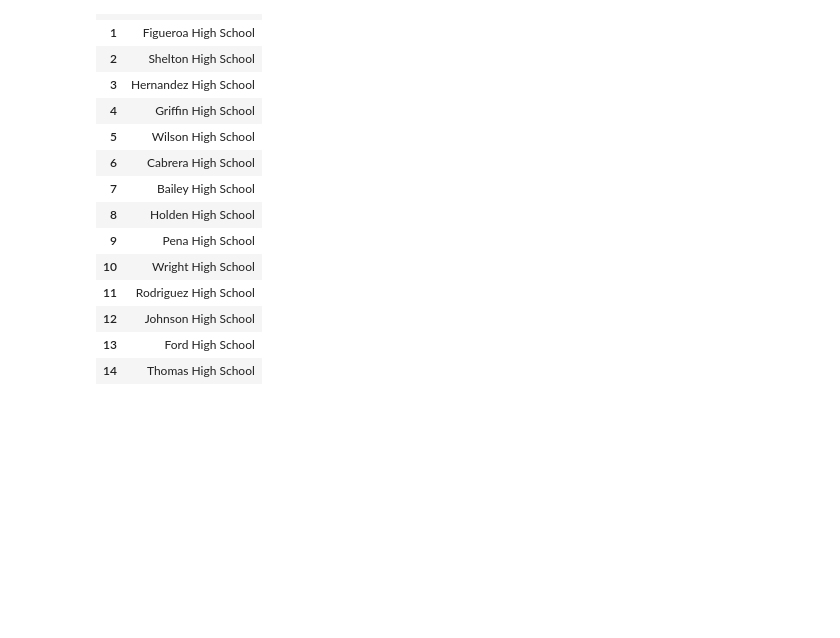
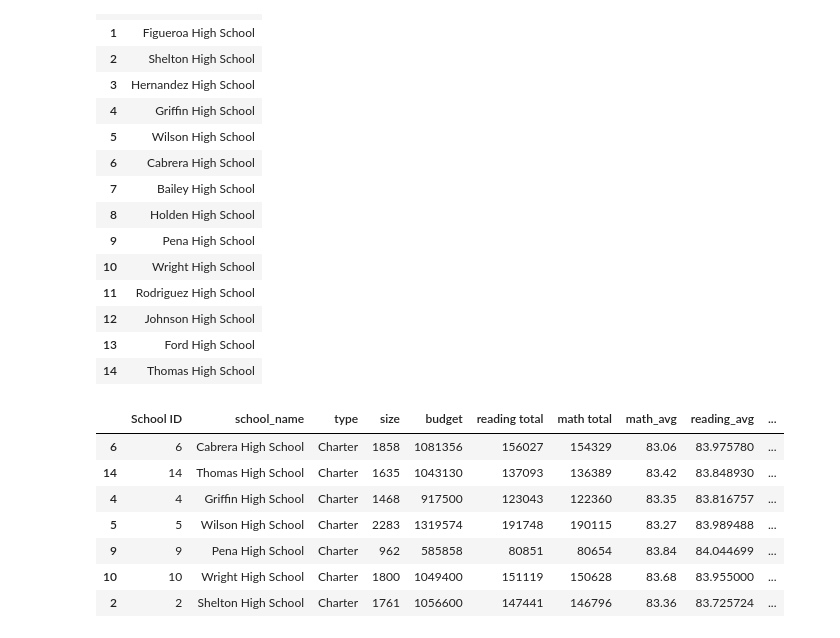
Before and after one commit to Govind-Patwal/My_Testing_Corner_at_GitHub, a Jupyter notebook: UofT_Bootcamp/UofT_Bootcamp_PostGrad/Round1/Module4_Pandas/PyCitySchools_goodLearning.ipynb, the cells around one changed output. Saved outputs shown, nothing was run; the diff lists cells and outputs as text; code cells hidden in the pictures; blank space fills up the shorter version.

```diff
--- a/UofT_Bootcamp/UofT_Bootcamp_PostGrad/Round1/Module4_Pandas/PyCitySchools_goodLearning.ipynb
+++ b/UofT_Bootcamp/UofT_Bootcamp_PostGrad/Round1/Module4_Pandas/PyCitySchools_goodLearning.ipynb
@@ -620,3 +620,15 @@ df
 | 12 | Johnson High School |
 | 13 | Ford High School |
 | 14 | Thomas High School |
+# %%
+top_schools = school_df1.sort_values(by=['math_and reading passing $%'], ascending=False)
+top_schools.head(7)
+# %% [output]
+|  | School ID | school_name | type | size | budget | reading total | math total | math_avg | reading_avg | ... |
+| 6 | 6 | Cabrera High School | Charter | 1858 | 1081356 | 156027 | 154329 | 83.06 | 83.975780 | ... |
+| 14 | 14 | Thomas High School | Charter | 1635 | 1043130 | 137093 | 136389 | 83.42 | 83.848930 | ... |
+| 4 | 4 | Griffin High School | Charter | 1468 | 917500 | 123043 | 122360 | 83.35 | 83.816757 | ... |
+| 5 | 5 | Wilson High School | Charter | 2283 | 1319574 | 191748 | 190115 | 83.27 | 83.989488 | ... |
+| 9 | 9 | Pena High School | Charter | 962 | 585858 | 80851 | 80654 | 83.84 | 84.044699 | ... |
+| 10 | 10 | Wright High School | Charter | 1800 | 1049400 | 151119 | 150628 | 83.68 | 83.955000 | ... |
+| 2 | 2 | Shelton High School | Charter | 1761 | 1056600 | 147441 | 146796 | 83.36 | 83.725724 | ... |
```
Also changed, not shown: 1 other file.
